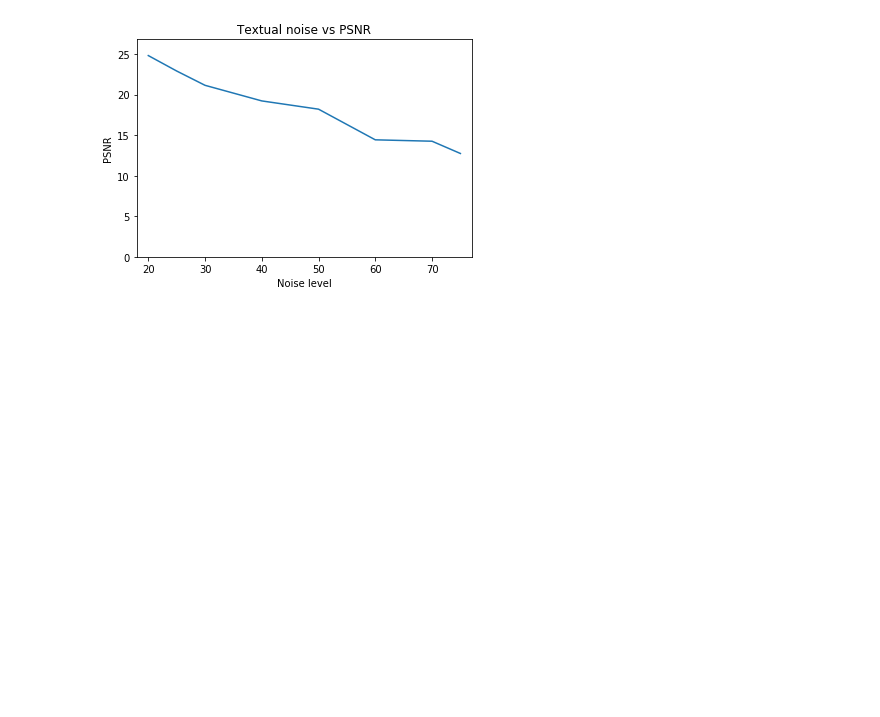
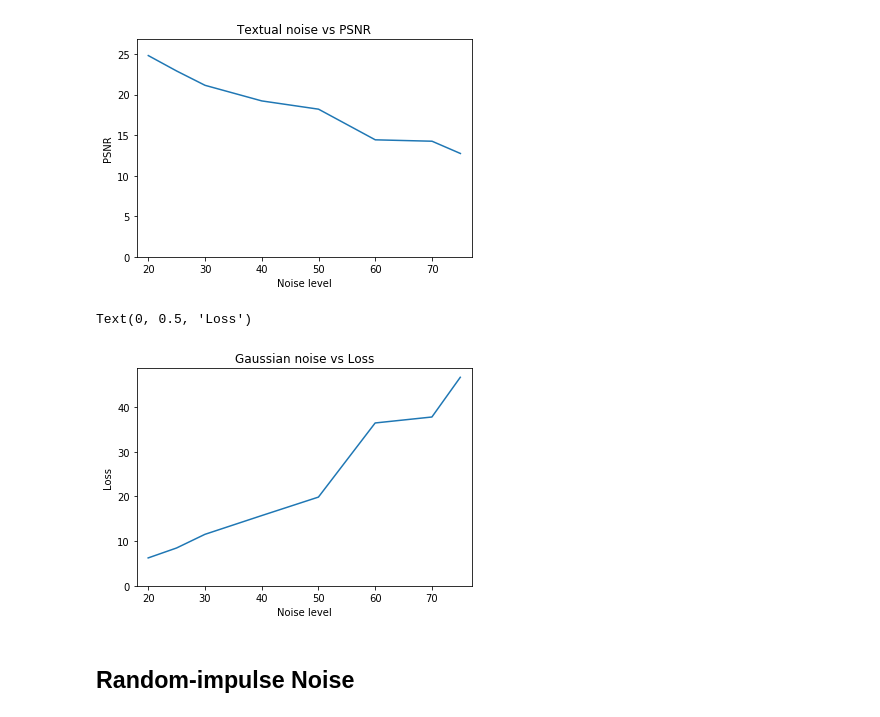
Before and after one commit to harshit0511/Unsupervised-Image-denoising, a Jupyter notebook: Loss_plot.ipynb, the cells around one changed output. Saved outputs shown, nothing was run; the diff lists cells and outputs as text; code cells hidden in the pictures; blank space fills up the shorter version.

Commit message:
made plots

```diff
--- a/Loss_plot.ipynb
+++ b/Loss_plot.ipynb
@@ -46,3 +50,15 @@ plt.ylabel("PSNR")
 # %% [output]
 Text(0, 0.5, 'PSNR')
 [figure]
+# %%
+plt.plot(textual, text_loss)
+plt.xlim(min(textual)-2, max(textual)+2)
+plt.ylim(0, max(text_loss)+2)
+plt.title("Gaussian noise vs Loss")
+plt.xlabel("Noise level")
+plt.ylabel("Loss")
+# %% [output]
+Text(0, 0.5, 'Loss')
+[figure, added]
+# %% [markdown]
+## Random-impulse Noise
```
Also changed, not shown: parts of 2 cells of this notebook.
